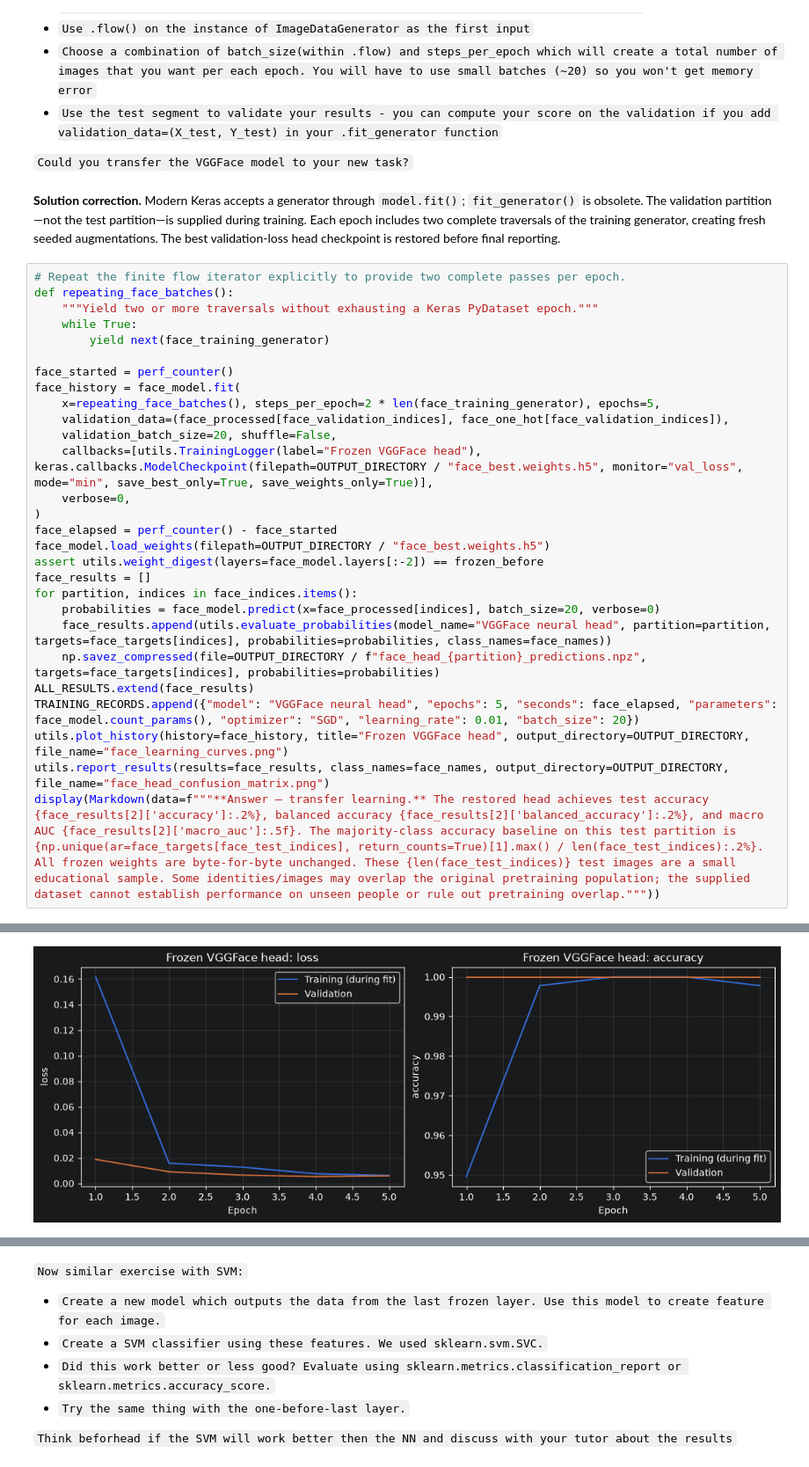
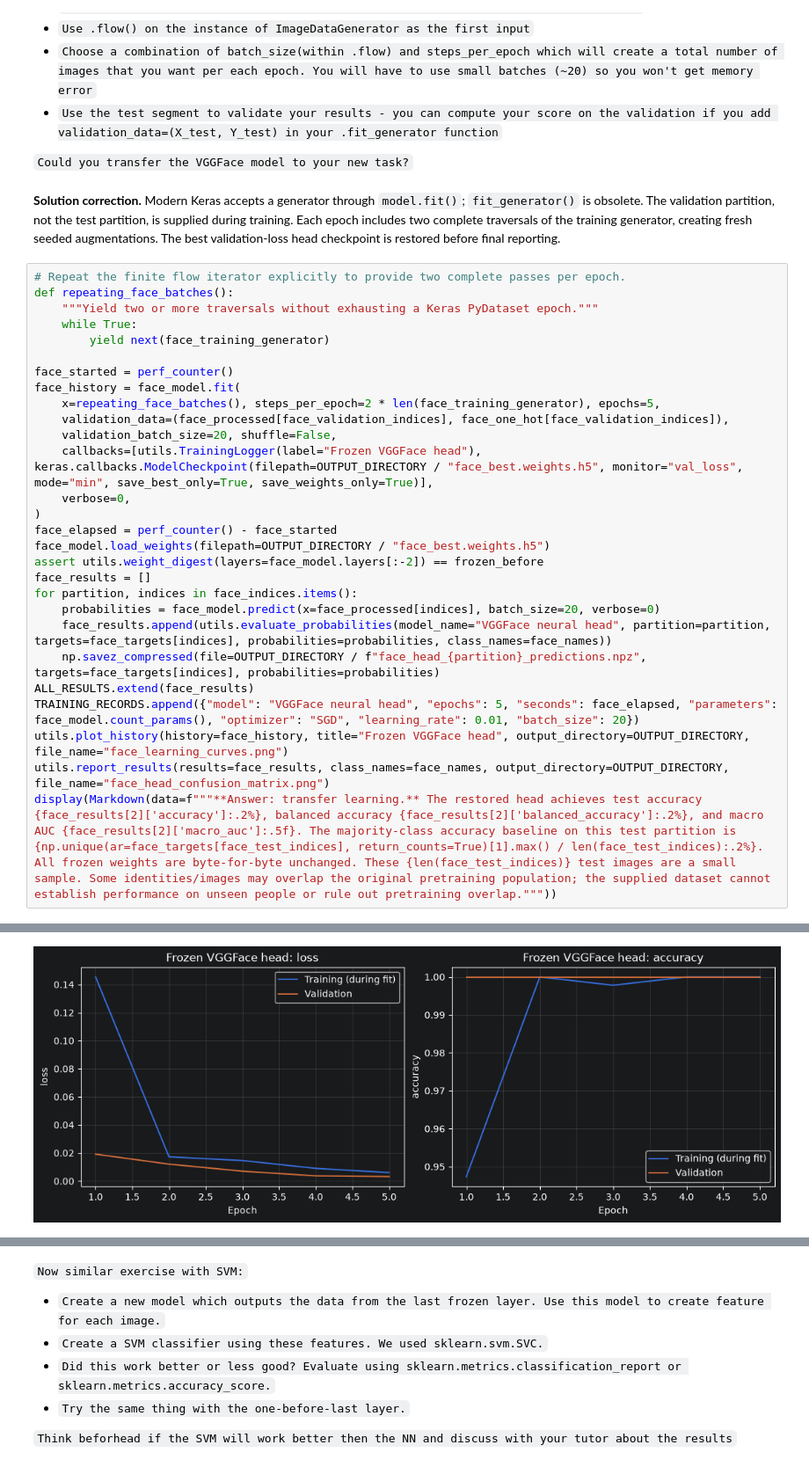
Before and after one commit to Asher8Ma/DS_Training, a Jupyter notebook: E - nn_intro/part2/CNNs and some more.ipynb, the cells around one changed output, grey strips where cells are left out. Shown at 88% size. Saved outputs shown, nothing was run; the diff lists cells and outputs as text.

Commit message:
Final results

````diff
--- a/E - nn_intro/part2/CNNs and some more.ipynb
+++ b/E - nn_intro/part2/CNNs and some more.ipynb
@@ -628,7 +623,7 @@ display(Markdown(data=f"""**Answer — transfer architecture.** The full VGGFace
 
 ```Could you transfer the VGGFace model to your new task?```
 # %% [markdown]
-**Solution correction.** Modern Keras accepts a generator through `model.fit()`; `fit_generator()` is obsolete. The validation partition—not the test partition—is supplied during training. Each epoch includes two complete traversals of the training generator, creating fresh seeded augmentations. The best validation-loss head checkpoint is restored before final reporting.
+**Solution correction.** Modern Keras accepts a generator through `model.fit()`; `fit_generator()` is obsolete. The validation partition, not the test partition, is supplied during training. Each epoch includes two complete traversals of the training generator, creating fresh seeded augmentations. The best validation-loss head checkpoint is restored before final reporting.
 # %%
 # Repeat the finite flow iterator explicitly to provide two complete passes per epoch.
 def repeating_face_batches():
@@ -656,5 +651,5 @@ ALL_RESULTS.extend(face_results)
 TRAINING_RECORDS.append({"model": "VGGFace neural head", "epochs": 5, "seconds": face_elapsed, "parameters": face_model.count_params(), "optimizer": "SGD", "learning_rate": 0.01, "batch_size": 20})
 utils.plot_history(history=face_history, title="Frozen VGGFace head", output_directory=OUTPUT_DIRECTORY, file_name="face_learning_curves.png")
 utils.report_results(results=face_results, class_names=face_names, output_directory=OUTPUT_DIRECTORY, file_name="face_head_confusion_matrix.png")
-display(Markdown(data=f"""**Answer — transfer learning.** The restored head achieves test accuracy {face_results[2]['accuracy']:.2%}, balanced accuracy {face_results[2]['balanced_accuracy']:.2%}, and macro AUC {face_results[2]['macro_auc']:.5f}. The majority-class accuracy baseline on this test partition is {np.unique(ar=face_targets[face_test_indices], return_counts=True)[1].max() / len(face_test_indices):.2%}. All frozen weights are byte-for-byte unchanged. These {len(face_test_indices)} test images are a small educational sample. Some identities/images may overlap the original pretraining population; the supplied dataset cannot establish performance on unseen people or rule out pretraining overlap."""))
+display(Markdown(data=f"""**Answer: transfer learning.** The restored head achieves test accuracy {face_results[2]['accuracy']:.2%}, balanced accuracy {face_results[2]['balanced_accuracy']:.2%}, and macro AUC {face_results[2]['macro_auc']:.5f}. The majority-class accuracy baseline on this test partition is {np.unique(ar=face_targets[face_test_indices], return_counts=True)[1].max() / len(face_test_indices):.2%}. All frozen weights are byte-for-byte unchanged. These {len(face_test_indices)} test images are a small sample. Some identities/images may overlap the original pretraining population; the supplied dataset cannot establish performance on unseen people or rule out pretraining overlap."""))
 # %% [output]
@@ -666,2 +662,2 @@ display(Markdown(data=f"""**Answer — transfer learning.** The restored head ac
-[figure, old version]
+[figure, new version]
 |  | model | partition | samples | loss | accuracy | balanced_accuracy | macro_auc |
````
Also changed, not shown: parts of 7 cells of this notebook, 5 other files.
